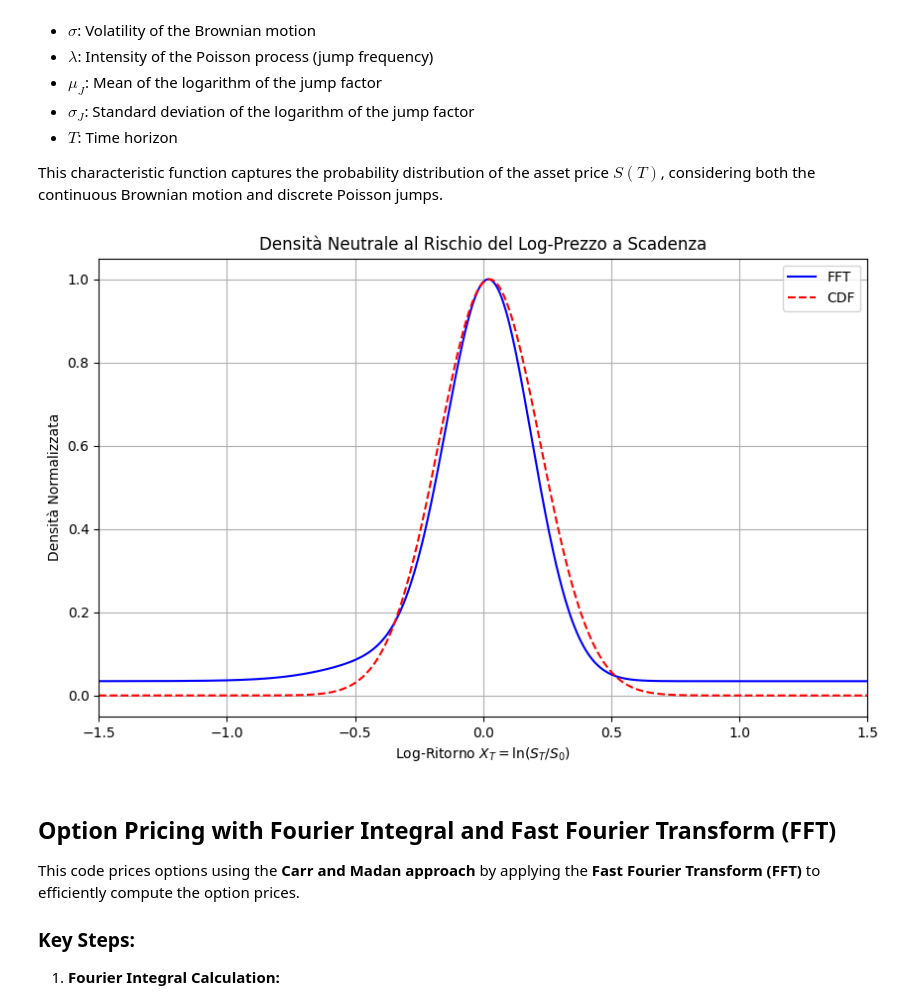
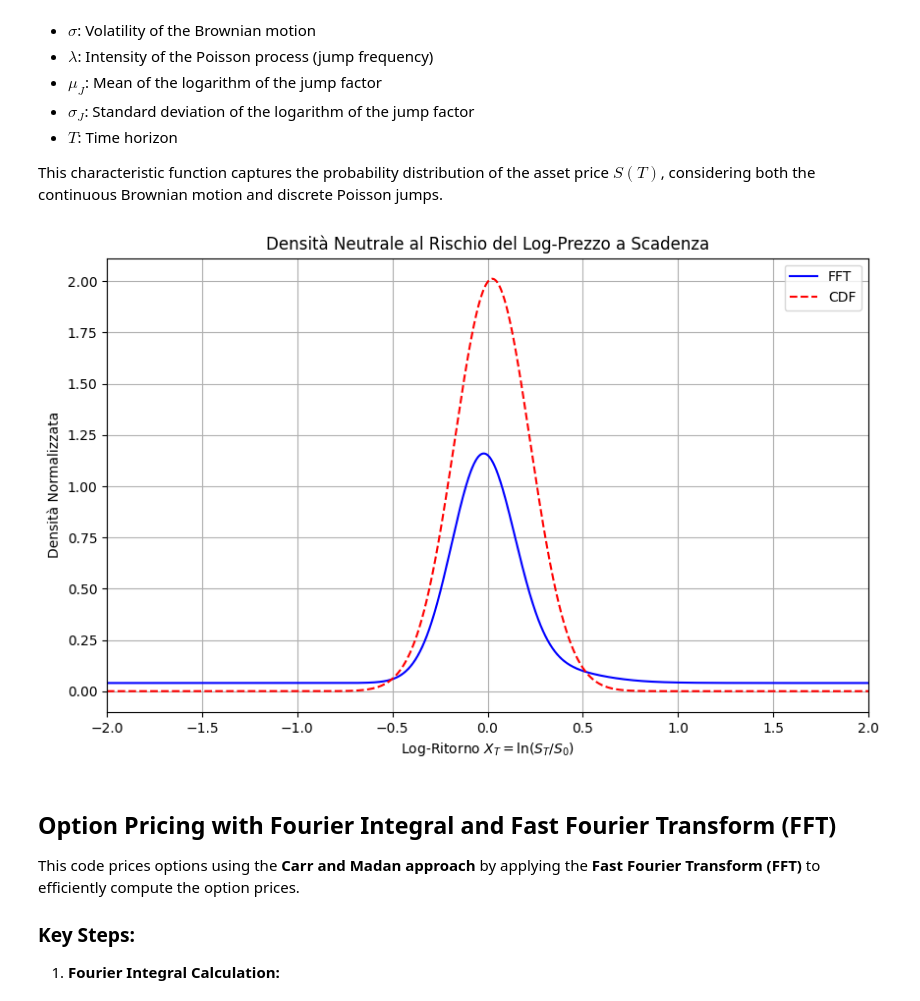
Before and after one commit to Ninogand/Carr-Madan-Method-Equity-Pricing, a Jupyter notebook: Equity_m_fft.ipynb, the cells around one changed output. Saved outputs shown, nothing was run; the diff lists cells and outputs as text; code cells hidden in the pictures.

Commit message:
Correzioni Normalizzazone

```diff
--- a/Equity_m_fft.ipynb
+++ b/Equity_m_fft.ipynb
@@ -122,26 +122,28 @@ x = k
 
 #PDF
 pdf_normal = norm.pdf(x, mu_risk_neutral, np.sqrt(var_risk_neutral))
-pdf_normal = pdf_normal / np.max(pdf_normal)  # Normalizza
 
 #merton_pdf = fftshift(np.abs(fft(phi_merton(u))))
-merton_pdf = np.fft.ifft(np.conj(phi_merton(u))) * nu * N / (2 * np.pi)
+merton_pdf = np.fft.ifft(phi_merton(u)) * nu * N / (2 * np.pi)
 merton_pdf = np.real(np.fft.fftshift(merton_pdf))
-merton_pdf = merton_pdf/max(merton_pdf)
+
+#merton_pdf = merton_pdf/max(merton_pdf)
+dx = x[1] - x[0]  # Assicurati che x sia la griglia corretta
+merton_pdf = merton_pdf / (np.sum(merton_pdf) * dx)
 # %%
 # Plot
 plt.figure(figsize=(10, 6))
 plt.plot(x, merton_pdf, label='FFT', color='blue')
 plt.plot(x, pdf_normal, label='CDF', linestyle='--', color='red')
 plt.title("Densità Neutrale al Rischio del Log-Prezzo a Scadenza")
 plt.xlabel("Log-Ritorno $X_T = \ln(S_T/S_0)$")
 plt.ylabel("Densità Normalizzata")
-plt.xlim(-1.5, 1.5)
+plt.xlim(-2, 2)
 plt.legend()
 plt.grid(True)
 plt.show()
 # %% [output]
-[figure, old version]
+[figure, new version]
 # %% [markdown]
 ## Option Pricing with Fourier Integral and Fast Fourier Transform (FFT)
 
```
Also changed, not shown: parts of 2 cells of this notebook.
